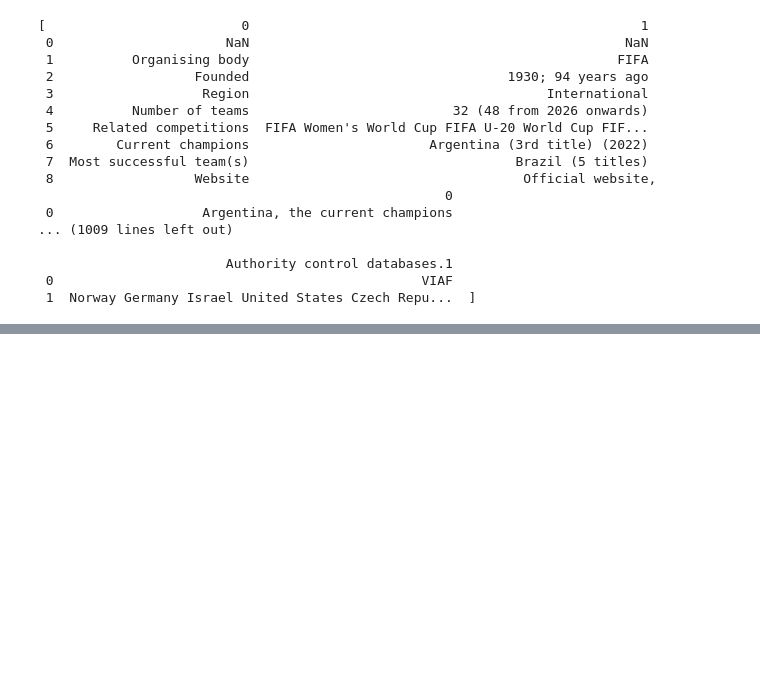
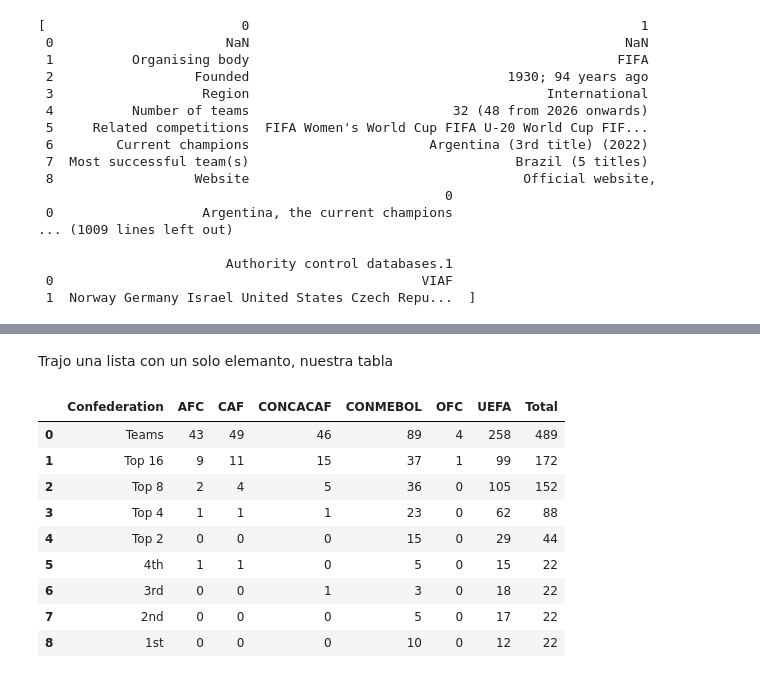
Before and after one commit to sofiagoszko/practicas-analisis-datos, a Jupyter notebook: python/PythonClase10-Nulos-Archivos/PythonClase10-Pandas-ManejoDeArchivos.ipynb, the cells around one changed output, grey strips where cells are left out. Saved outputs shown, nothing was run; the diff lists cells and outputs as text; code cells hidden in the pictures; blank space fills up the shorter version.

Commit message:
tabla de confederaciones fifa

```diff
--- a/python/PythonClase10-Nulos-Archivos/PythonClase10-Pandas-ManejoDeArchivos.ipynb
+++ b/python/PythonClase10-Nulos-Archivos/PythonClase10-Pandas-ManejoDeArchivos.ipynb
@@ -537,3 +537,7 @@ df_fifa_world_cup
                         Authority control databases.1
  0                                               VIAF
  1  Norway Germany Israel United States Czech Repu...  ]
+# %%
+#voy a acotar las tablas que se importar utilizando match
+confedereaciones = pd.read_html('https://en.wikipedia.org/wiki/FIFA_World_Cup', match="Total times teams qualified by confederation")
+confedereaciones
@@ -539,0 +555,16 @@ df_fifa_world_cup
+# %% [markdown]
+Trajo una lista con un solo elemanto, nuestra tabla
+# %%
+df_cofederaciones = confedereaciones[0]
+df_cofederaciones
+# %% [output]
+|  | Confederation | AFC | CAF | CONCACAF | CONMEBOL | OFC | UEFA | Total |
+| 0 | Teams | 43 | 49 | 46 | 89 | 4 | 258 | 489 |
+| 1 | Top 16 | 9 | 11 | 15 | 37 | 1 | 99 | 172 |
+| 2 | Top 8 | 2 | 4 | 5 | 36 | 0 | 105 | 152 |
+| 3 | Top 4 | 1 | 1 | 1 | 23 | 0 | 62 | 88 |
+| 4 | Top 2 | 0 | 0 | 0 | 15 | 0 | 29 | 44 |
+| 5 | 4th | 1 | 1 | 0 | 5 | 0 | 15 | 22 |
+| 6 | 3rd | 0 | 0 | 1 | 3 | 0 | 18 | 22 |
+| 7 | 2nd | 0 | 0 | 0 | 5 | 0 | 17 | 22 |
+| 8 | 1st | 0 | 0 | 0 | 10 | 0 | 12 | 22 |
```
Also changed, not shown: parts of 1 cell of this notebook.
